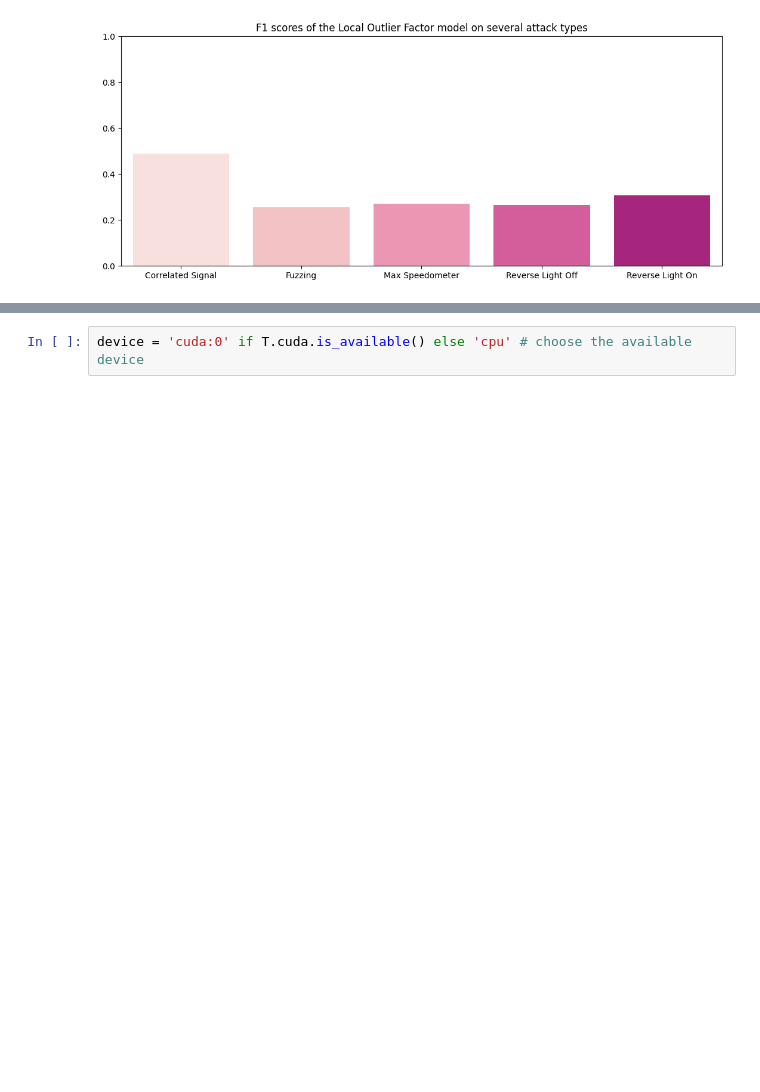
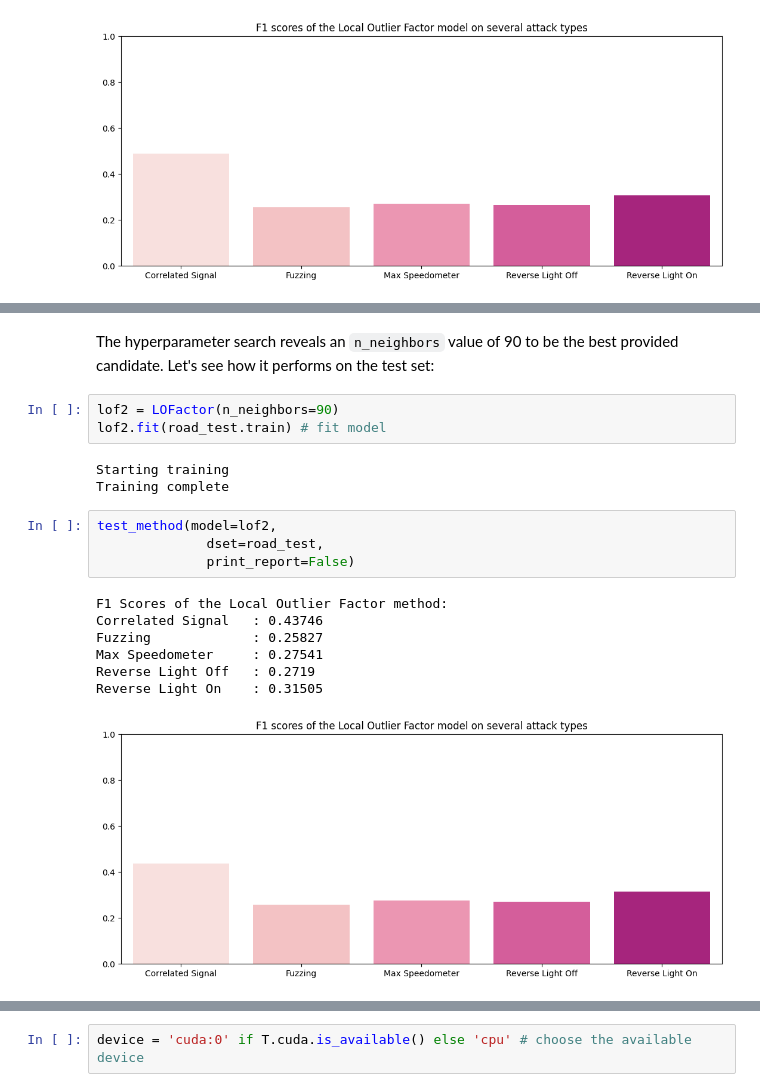
Before and after one commit to akin-oladejo/can-anomaly-detection-v2, a Jupyter notebook: notebooks/2_Attack_Detection.ipynb, the cells around one changed output, grey strips where cells are left out. Saved outputs shown, nothing was run; the diff lists cells and outputs as text; blank space fills up the shorter version.

```diff
--- a/notebooks/2_Attack_Detection.ipynb
+++ b/notebooks/2_Attack_Detection.ipynb
@@ -677,0 +729,20 @@ Reverse Light On    : 0.30615
+# %% [markdown]
+The hyperparameter search reveals an `n_neighbors` value of 90 to be the best provided candidate. Let's see how it performs on the test set:
+# %%
+lof2 = LOFactor(n_neighbors=90)
+lof2.fit(road_test.train) # fit model
+# %% [output]
+Starting training
+Training complete
+# %%
+test_method(model=lof2,
+              dset=road_test,
+              print_report=False)
+# %% [output]
+F1 Scores of the Local Outlier Factor method:
+Correlated Signal   : 0.43746
+Fuzzing             : 0.25827
+Max Speedometer     : 0.27541
+Reverse Light Off   : 0.2719
+Reverse Light On    : 0.31505
+[figure, added]
```
Also changed, not shown: parts of 13 cells of this notebook.
